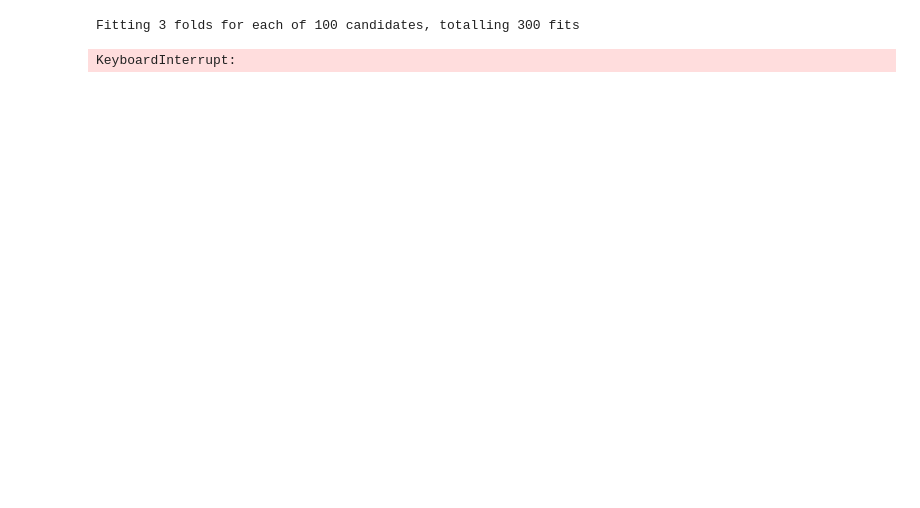
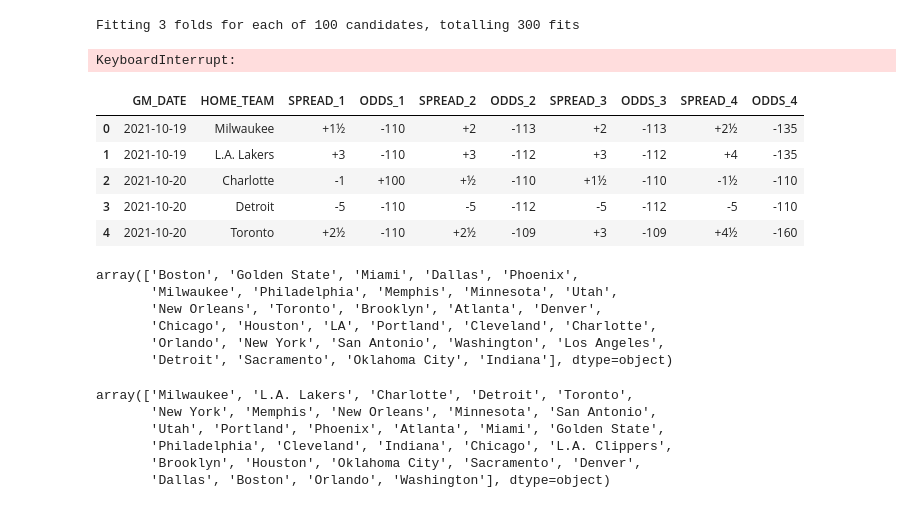
Before and after one commit to jnshzk/nba_beating_the_spread, a Jupyter notebook: models.ipynb, the cells around one changed output. Cells and saved outputs as stored; diff of their text form; code cells hidden in the pictures; blank space fills up the shorter version.

```diff
--- a/models.ipynb
+++ b/models.ipynb
@@ -111,3 +91,32 @@ rf_random.fit(X_train, y_train)
 # %% [output]
 Fitting 3 folds for each of 100 candidates, totalling 300 fits
 KeyboardInterrupt:
+# %%
+spreads_df = pd.read_csv('spreads_df.csv')
+spreads_df.drop(columns=['Unnamed: 0'], inplace=True)
+spreads_df.head()
+# %% [output]
+|  | GM_DATE | HOME_TEAM | SPREAD_1 | ODDS_1 | SPREAD_2 | ODDS_2 | SPREAD_3 | ODDS_3 | SPREAD_4 | ODDS_4 |
+| 0 | 2021-10-19 | Milwaukee | +1½ | -110 | +2 | -113 | +2 | -113 | +2½ | -135 |
+| 1 | 2021-10-19 | L.A. Lakers | +3 | -110 | +3 | -112 | +3 | -112 | +4 | -135 |
+| 2 | 2021-10-20 | Charlotte | -1 | +100 | +½ | -110 | +1½ | -110 | -1½ | -110 |
+| 3 | 2021-10-20 | Detroit | -5 | -110 | -5 | -112 | -5 | -112 | -5 | -110 |
+| 4 | 2021-10-20 | Toronto | +2½ | -110 | +2½ | -109 | +3 | -109 | +4½ | -160 |
+# %%
+test_spreads_df['TEAM_CITY_HOME'].unique()
+# %% [output]
+array(['Boston', 'Golden State', 'Miami', 'Dallas', 'Phoenix',
+       'Milwaukee', 'Philadelphia', 'Memphis', 'Minnesota', 'Utah',
+       'New Orleans', 'Toronto', 'Brooklyn', 'Atlanta', 'Denver',
+       'Chicago', 'Houston', 'LA', 'Portland', 'Cleveland', 'Charlotte',
+       'Orlando', 'New York', 'San Antonio', 'Washington', 'Los Angeles',
+       'Detroit', 'Sacramento', 'Oklahoma City', 'Indiana'], dtype=object)
+# %%
+spreads_df['HOME_TEAM'].unique()
+# %% [output]
+array(['Milwaukee', 'L.A. Lakers', 'Charlotte', 'Detroit', 'Toronto',
+       'New York', 'Memphis', 'New Orleans', 'Minnesota', 'San Antonio',
+       'Utah', 'Portland', 'Phoenix', 'Atlanta', 'Miami', 'Golden State',
+       'Philadelphia', 'Cleveland', 'Indiana', 'Chicago', 'L.A. Clippers',
+       'Brooklyn', 'Houston', 'Oklahoma City', 'Sacramento', 'Denver',
+       'Dallas', 'Boston', 'Orlando', 'Washington'], dtype=object)
```
Also changed, not shown: parts of 11 cells of this notebook, 2 other files.
